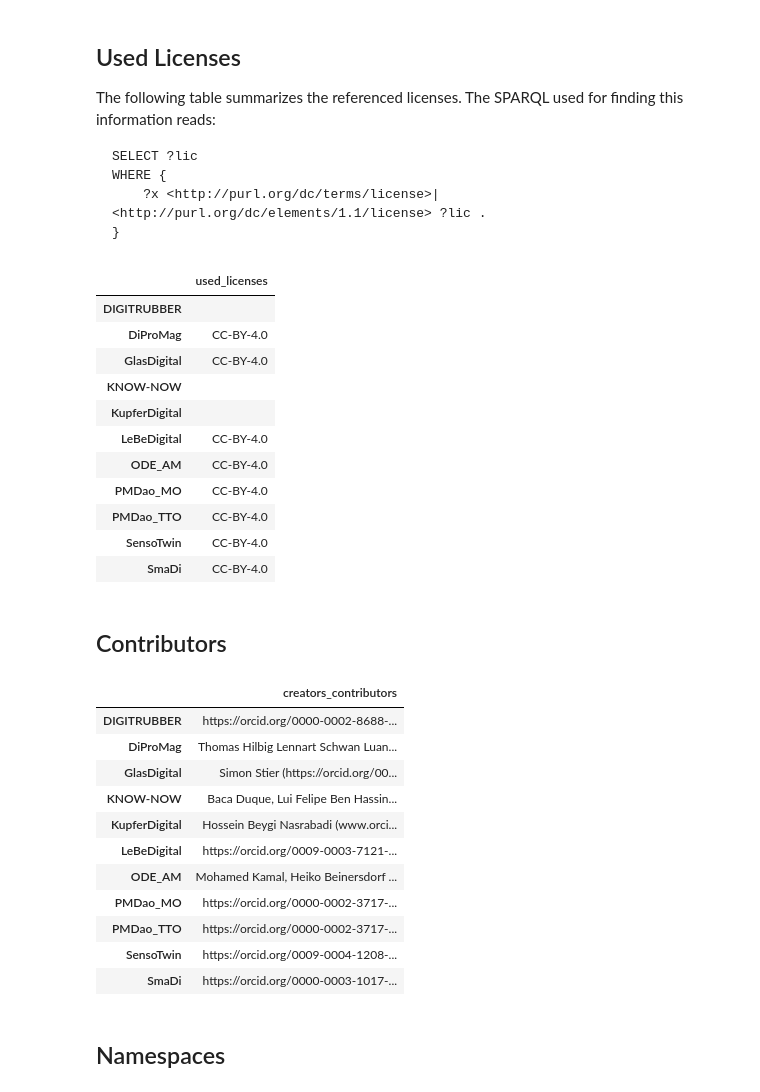
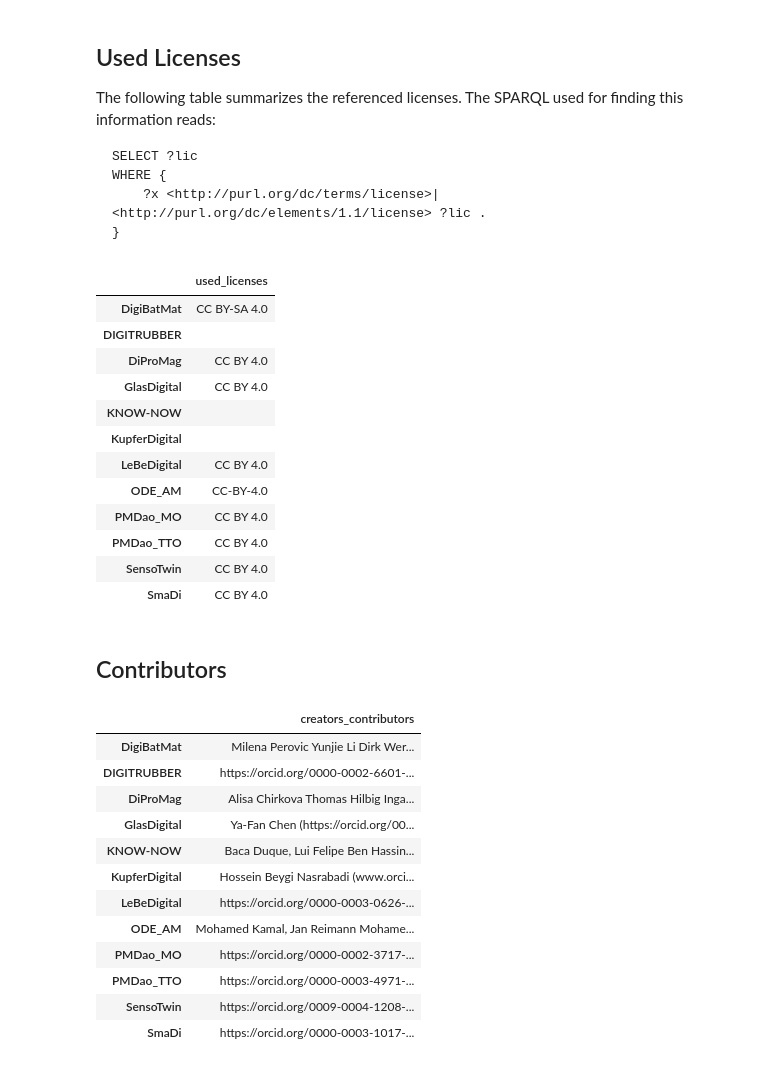
Before and after one commit to materialdigital/materialdigital1_ontology_collection, a Jupyter notebook: eval.ipynb, the cells around one changed output. Saved outputs shown, nothing was run; the diff lists cells and outputs as text; code cells hidden in the pictures.

```diff
--- a/eval.ipynb
+++ b/eval.ipynb
@@ -3,7 +3,7 @@ import json
 import pandas as pd
 
 projects = [
-    #'DigiBatMat',
+    'DigiBatMat',
     'DIGITRUBBER',
     'DiProMag',
     #'DiStAl',
@@ -163,8 +167,9 @@ WHERE {
 # %%
 def license_cleanup(license):
     replacements = [
-        ('https://creativecommons.org/licenses/by/4.0', 'CC-BY-4.0'),
-        ('http://creativecommons.org/licenses/by/4.0', 'CC-BY-4.0'),
+        ('https://creativecommons.org/licenses/by/4.0', 'CC BY 4.0'),
+        ('http://creativecommons.org/licenses/by/4.0', 'CC BY 4.0'),
+        ('https://creativecommons.org/licenses/by-sa/4.0/', 'CC BY-SA 4.0'),
         ('https://creativecommons.org/licenses/unspecified', '')
     ]
     license = license.replace('<', '').replace('>', '')
@@ -177,17 +182,18 @@ licenses = {ont: {'used_licenses': ', '.join(map(license_cleanup, set(item['lice
 pd.DataFrame(licenses).T
 # %% [output]
 |  | used_licenses |
+| DigiBatMat | CC BY-SA 4.0 |
 | DIGITRUBBER |  |
-| DiProMag | CC-BY-4.0 |
-| GlasDigital | CC-BY-4.0 |
+| DiProMag | CC BY 4.0 |
+| GlasDigital | CC BY 4.0 |
 | KNOW-NOW |  |
 | KupferDigital |  |
-| LeBeDigital | CC-BY-4.0 |
+| LeBeDigital | CC BY 4.0 |
 | ODE_AM | CC-BY-4.0 |
-| PMDao_MO | CC-BY-4.0 |
-| PMDao_TTO | CC-BY-4.0 |
-| SensoTwin | CC-BY-4.0 |
-| SmaDi | CC-BY-4.0 |
+| PMDao_MO | CC BY 4.0 |
+| PMDao_TTO | CC BY 4.0 |
+| SensoTwin | CC BY 4.0 |
+| SmaDi | CC BY 4.0 |
 # %% [markdown]
 ## Contributors
 # %%
@@ -199,47 +205,46 @@ def pp(df):
     return display(HTML(df.to_html().replace('\\n', '<br>')))
 
 def orcid_resolve(string):
-    m = re.match(r"<?(https://orcid.org/(\d{4}-\d{4}-\d{4}-\d{4}))>?", string)
+    m = re.match(r"<?(https://orcid.org/(\d{4}-\d{4}-\d{4}-\d{3}[\dX]))>?", string)
     if m:
         orcid = m.group(1)
         stype = 'uri' if f'<{orcid}>' == string else 'literal'
 
         g = rdflib.Graph()
         g.parse(orcid)
         names = []
         [names.append(str(row.gname)) for row in g.query(
             f"""
                 SELECT ?gname WHERE {{
                     <{orcid}> <http://xmlns.com/foaf/0.1/givenName> ?gname .
                 }}
             """
         )]
         [names.append(str(row.fname)) for row in g.query(
             f"""
                 SELECT ?fname WHERE {{
                     <{orcid}> <http://xmlns.com/foaf/0.1/familyName> ?fname .
                 }}
             """
         )]
         name = ' '.join(names)
         return f'{orcid} ({stype}) -> {name}'
     return string
 
 contributors = {ont: {'creators_contributors': '\n'.join(map(orcid_resolve, set(item['creators_contributors']['items'])))} for ont, item in data.items()}
 df = pd.DataFrame(contributors).T
 pp(df)
 # %% [output]
 |  | creators_contributors |
-| DIGITRUBBER | https://orcid.org/0000-0002-8688-... |
-| DiProMag | Thomas Hilbig Lennart Schwan Luan... |
-| GlasDigital | Simon Stier (https://orcid.org/00... |
+| DigiBatMat | Milena Perovic Yunjie Li Dirk Wer... |
+| DIGITRUBBER | https://orcid.org/0000-0002-6601-... |
+| DiProMag | Alisa Chirkova Thomas Hilbig Inga... |
+| GlasDigital | Ya-Fan Chen (https://orcid.org/00... |
 | KNOW-NOW | Baca Duque, Lui Felipe Ben Hassin... |
 | KupferDigital | Hossein Beygi Nasrabadi (www.orci... |
-| LeBeDigital | https://orcid.org/0009-0003-7121-... |
-| ODE_AM | Mohamed Kamal, Heiko Beinersdorf ... |
+| LeBeDigital | https://orcid.org/0000-0003-0626-... |
+| ODE_AM | Mohamed Kamal, Jan Reimann Mohame... |
 | PMDao_MO | https://orcid.org/0000-0002-3717-... |
-| PMDao_TTO | https://orcid.org/0000-0002-3717-... |
+| PMDao_TTO | https://orcid.org/0000-0003-4971-... |
 | SensoTwin | https://orcid.org/0009-0004-1208-... |
 | SmaDi | https://orcid.org/0000-0003-1017-... |
-# %% [markdown]
-## Namespaces
```
Also changed, not shown: parts of 14 cells of this notebook, 17 other files.
